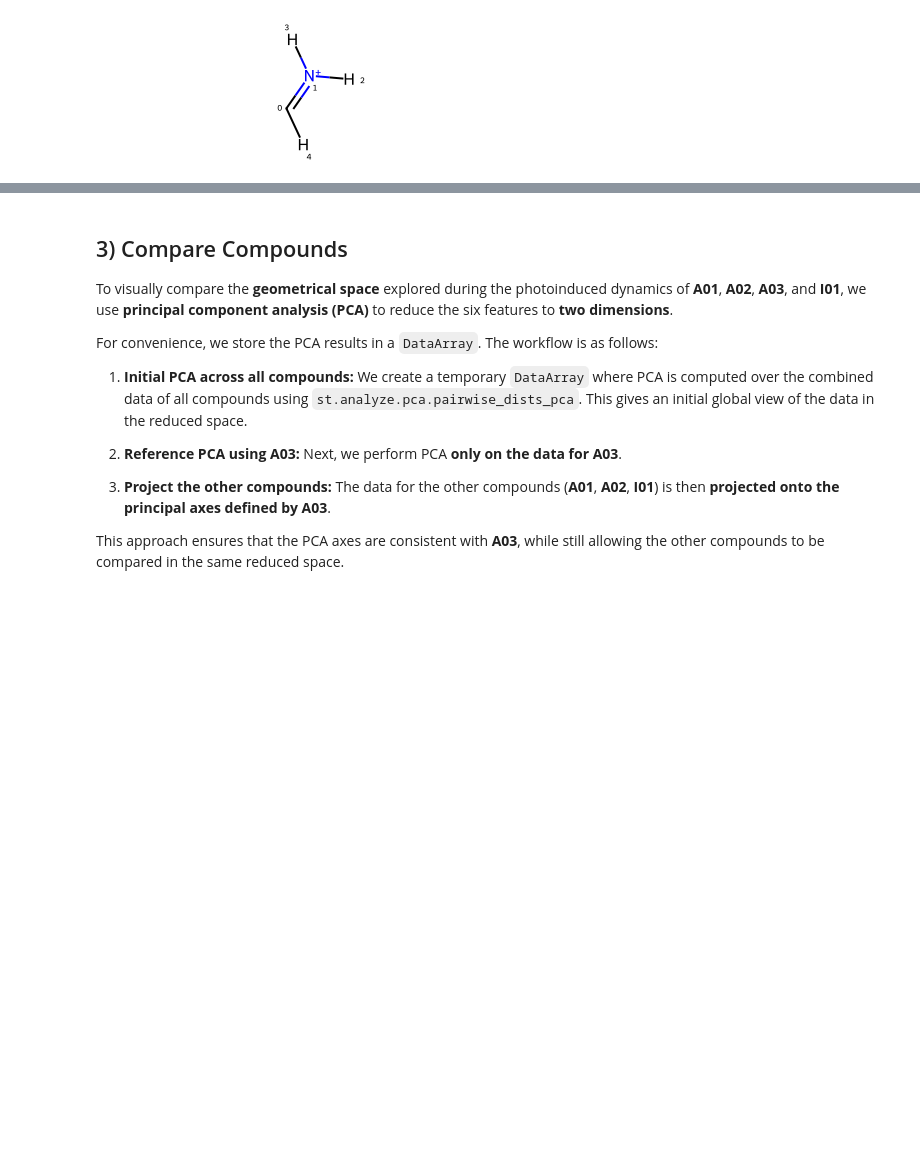
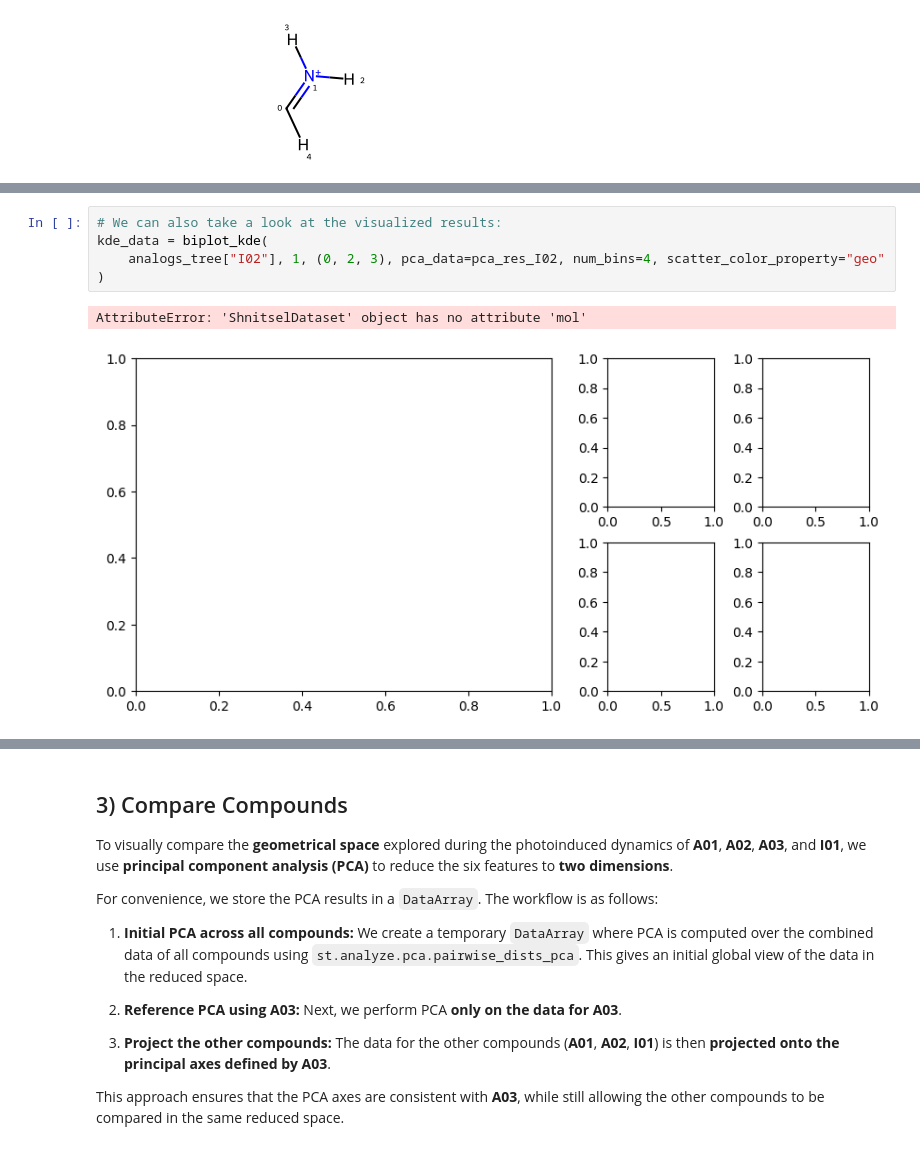
Before and after one commit to SHNITSEL/shnitsel-tools, a Jupyter notebook: tutorials/3_across_compounds.ipynb, the cells around one changed output, grey strips where cells are left out. Drawn from its saved outputs; the diff is of its cells as text; blank space fills up the shorter version.

```diff
--- a/tutorials/3_across_compounds.ipynb
+++ b/tutorials/3_across_compounds.ipynb
@@ -148,0 +166,8 @@ Frozen({'frame': 118682, 'atomcomb': 15})
+# %%
+# We can also take a look at the visualized results:
+kde_data = biplot_kde(
+    analogs_tree["I02"], 1, (0, 2, 3), pca_data=pca_res_I02, num_bins=4, scatter_color_property="geo"
+)
+# %% [output]
+AttributeError: 'ShnitselDataset' object has no attribute 'mol'
+[figure, added]
```
Also changed, not shown: parts of 7 cells of this notebook.
